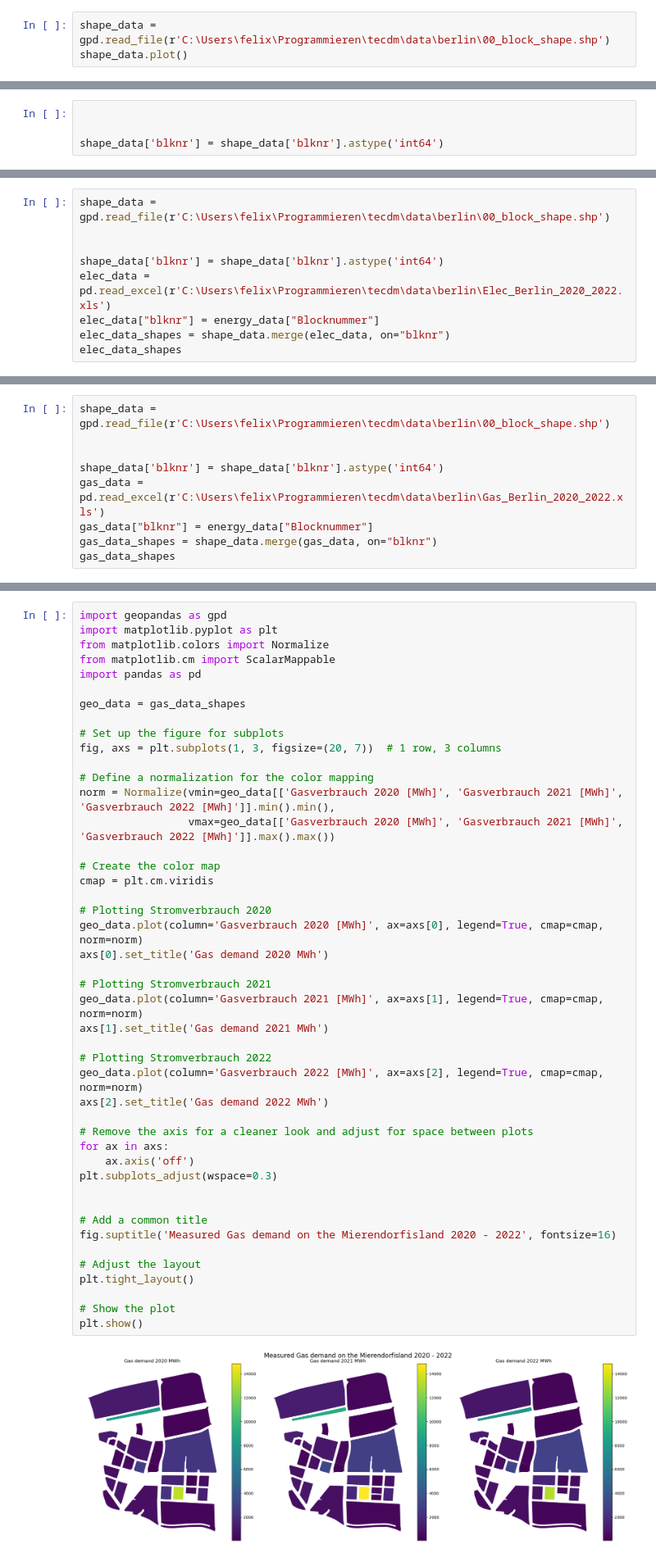
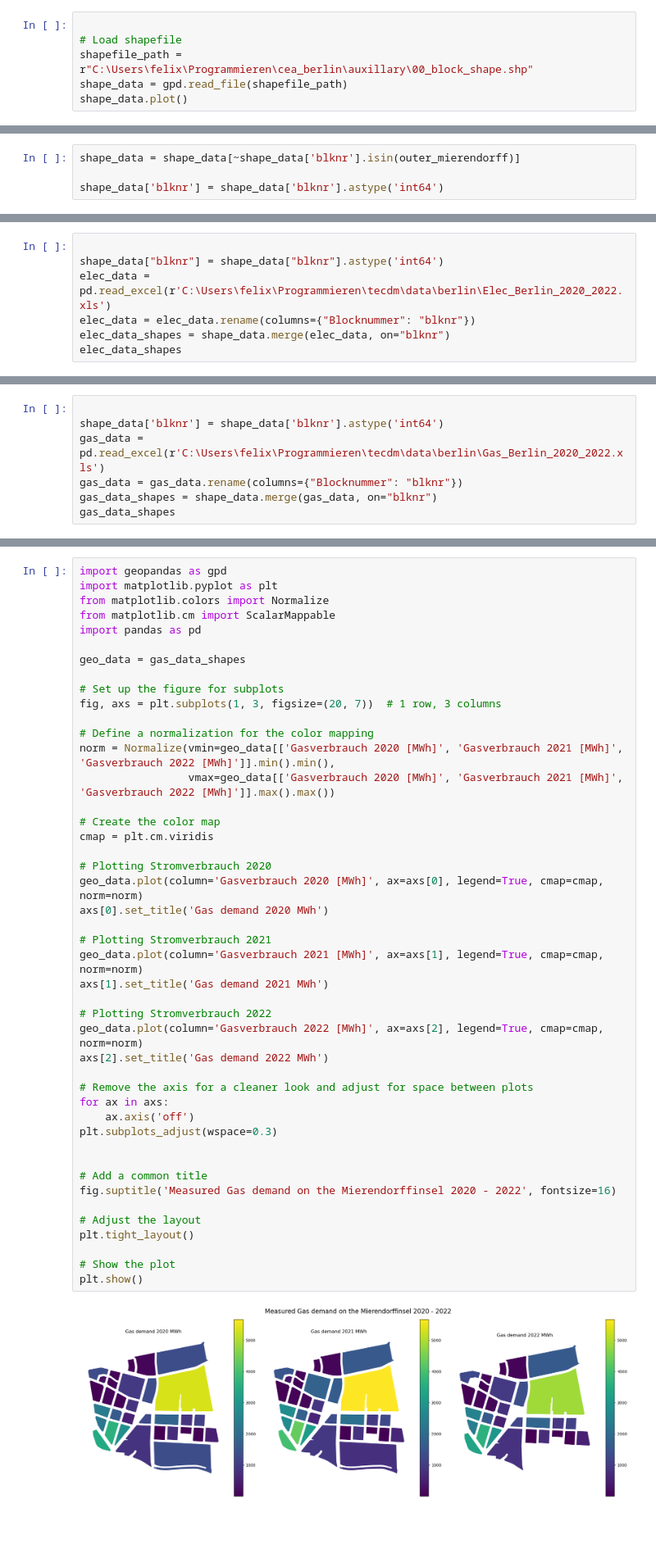
Before and after one commit to TUB-DVG/TECDEM, a Jupyter notebook: experiments/81_PlotBlock.ipynb, the cells around one changed output, grey strips where cells are left out. Shown at 82% size. Saved outputs shown, nothing was run; the diff lists cells and outputs as text; blank space fills up the shorter version.

```diff
--- a/experiments/81_PlotBlock.ipynb
+++ b/experiments/81_PlotBlock.ipynb
@@ -8,10 +10,13 @@ irrelevant = [ '019017', '019708', '019609']
 # %%
-shape_data = gpd.read_file(r'C:\Users\felix\Programmieren\tecdm\data\berlin\00_block_shape.shp')
+
+# Load shapefile
+shapefile_path = r"C:\Users\felix\Programmieren\cea_berlin\auxillary\00_block_shape.shp"
+shape_data = gpd.read_file(shapefile_path)
 shape_data.plot()
 # %% [output]
 <Axes: >
 [figure]
 # %%
-
+shape_data = shape_data[~shape_data['blknr'].isin(outer_mierendorff)]
 
 shape_data['blknr'] = shape_data['blknr'].astype('int64')
@@ -157,12 +168,10 @@ plt.show()
 # %% [output]
 [figure]
 # %%
-shape_data = gpd.read_file(r'C:\Users\felix\Programmieren\tecdm\data\berlin\00_block_shape.shp')
 
-
-shape_data['blknr'] = shape_data['blknr'].astype('int64')
+shape_data["blknr"] = shape_data["blknr"].astype('int64')
 elec_data = pd.read_excel(r'C:\Users\felix\Programmieren\tecdm\data\berlin\Elec_Berlin_2020_2022.xls')
-elec_data["blknr"] = energy_data["Blocknummer"]
+elec_data = elec_data.rename(columns={"Blocknummer": "blknr"})
 elec_data_shapes = shape_data.merge(elec_data, on="blknr")
 elec_data_shapes
 # %% [output]
@@ -282,10 +316,8 @@ Text(0.5, 1.0, 'Number of valid Data Reportings for Electricity')
 # %%
-shape_data = gpd.read_file(r'C:\Users\felix\Programmieren\tecdm\data\berlin\00_block_shape.shp')
-
 
 shape_data['blknr'] = shape_data['blknr'].astype('int64')
 gas_data = pd.read_excel(r'C:\Users\felix\Programmieren\tecdm\data\berlin\Gas_Berlin_2020_2022.xls')
-gas_data["blknr"] = energy_data["Blocknummer"]
+gas_data = gas_data.rename(columns={"Blocknummer": "blknr"})
 gas_data_shapes = shape_data.merge(gas_data, on="blknr")
 gas_data_shapes
 # %% [output]
@@ -354,32 +386,32 @@ norm = Normalize(vmin=geo_data[['Gasverbrauch 2020 [MWh]', 'Gasverbrauch 2021 [M
 
 # Create the color map
 cmap = plt.cm.viridis
 
 # Plotting Stromverbrauch 2020
 geo_data.plot(column='Gasverbrauch 2020 [MWh]', ax=axs[0], legend=True, cmap=cmap, norm=norm)
 axs[0].set_title('Gas demand 2020 MWh')
 
 # Plotting Stromverbrauch 2021
 geo_data.plot(column='Gasverbrauch 2021 [MWh]', ax=axs[1], legend=True, cmap=cmap, norm=norm)
 axs[1].set_title('Gas demand 2021 MWh')
 
 # Plotting Stromverbrauch 2022
 geo_data.plot(column='Gasverbrauch 2022 [MWh]', ax=axs[2], legend=True, cmap=cmap, norm=norm)
 axs[2].set_title('Gas demand 2022 MWh')
 
 # Remove the axis for a cleaner look and adjust for space between plots
 for ax in axs:
     ax.axis('off')
 plt.subplots_adjust(wspace=0.3)
 
 
 # Add a common title
-fig.suptitle('Measured Gas demand on the Mierendorfisland 2020 - 2022', fontsize=16)
+fig.suptitle('Measured Gas demand on the Mierendorffinsel 2020 - 2022', fontsize=16)
 
 # Adjust the layout
 plt.tight_layout()
 
 # Show the plot
 plt.show()
 # %% [output]
-[figure, old version]
+[figure, new version]
```
Also changed, not shown: parts of 25 cells of this notebook, 1 other file.
